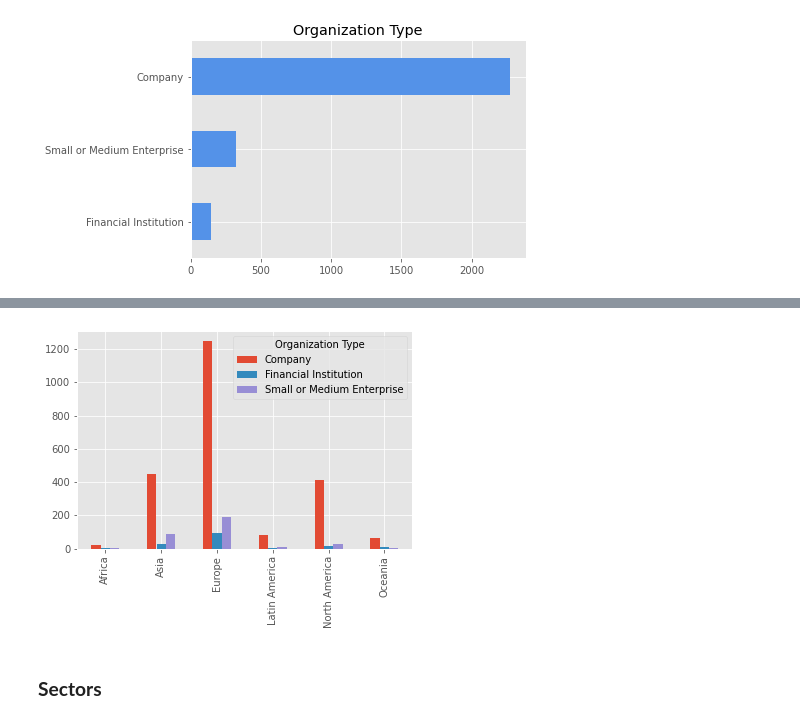
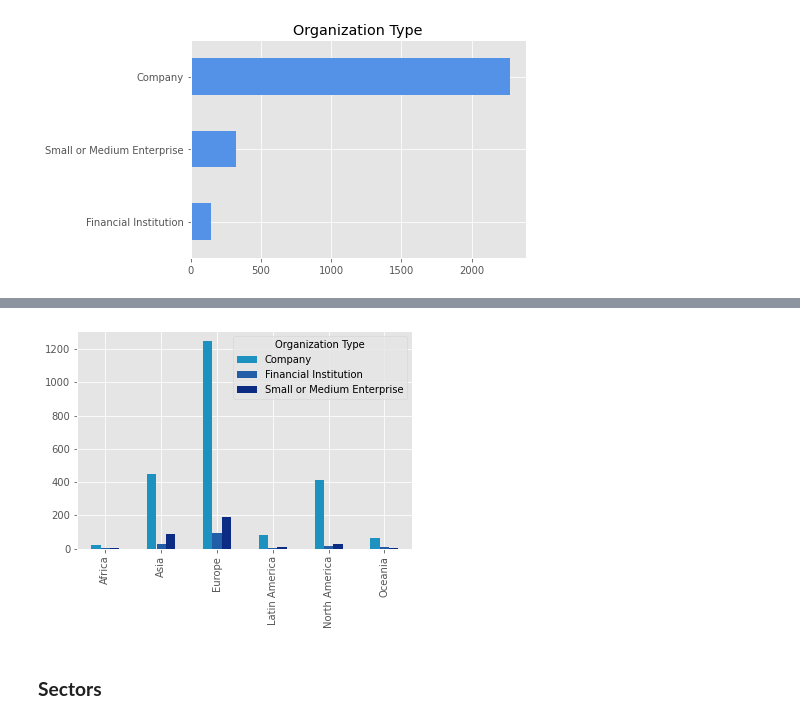
Before and after one commit to isalesp/SBTi, a Jupyter notebook: SBTi.ipynb, the cells around one changed output, grey strips where cells are left out. Saved outputs shown, nothing was run; the diff lists cells and outputs as text; code cells hidden in the pictures.

```diff
--- a/SBTi.ipynb
+++ b/SBTi.ipynb
@@ -181,6 +183,8 @@ Name: Sector, dtype: int64
 By using loc we locate in each column the data we want to update and modify the content to be consistent.
 # %%
 data.loc[data["Near term - Target Status"]== "Targets set", "Near term - Target Status"] = "Targets Set"
+data.loc[data["Near term - Target Classification"]== "1.5°C/Well-below 2°C", "Near term - Target Classification"] = "1.5°C"
+data.loc[data["Near term - Target Classification"]== "2°C", "Near term - Target Classification"] = "Well-below 2°C"
 data.loc[data["Region"]== "europe", "Region"] = "Europe"
 data.loc[data["Region"]== "north America", "Region"] = "North America"
 data.loc[data["Sector"]== "Pharmaceuticals, Biotechnology and Life Sciences", "Sector"] = "Pharmaceuticals, Biotechnology and Life"
@@ -316,12 +338,12 @@ plt.show()
 # %%
 pvt1 = pd.pivot_table(data, values='Company Name', index=['Region'],
                     columns=['Organization Type'], aggfunc= "count")
 
-pvt1.plot(kind = "bar")
+pvt1.plot(kind = "bar", color =['#1d91c0','#225ea8','#0c2c84'])
 plt.xlabel("")
 plt.show()
 # %% [output]
-[figure, old version]
+[figure, new version]
 # %% [markdown]
 ### **Sectors**
 # %%
```
Also changed, not shown: parts of 12 cells of this notebook.
